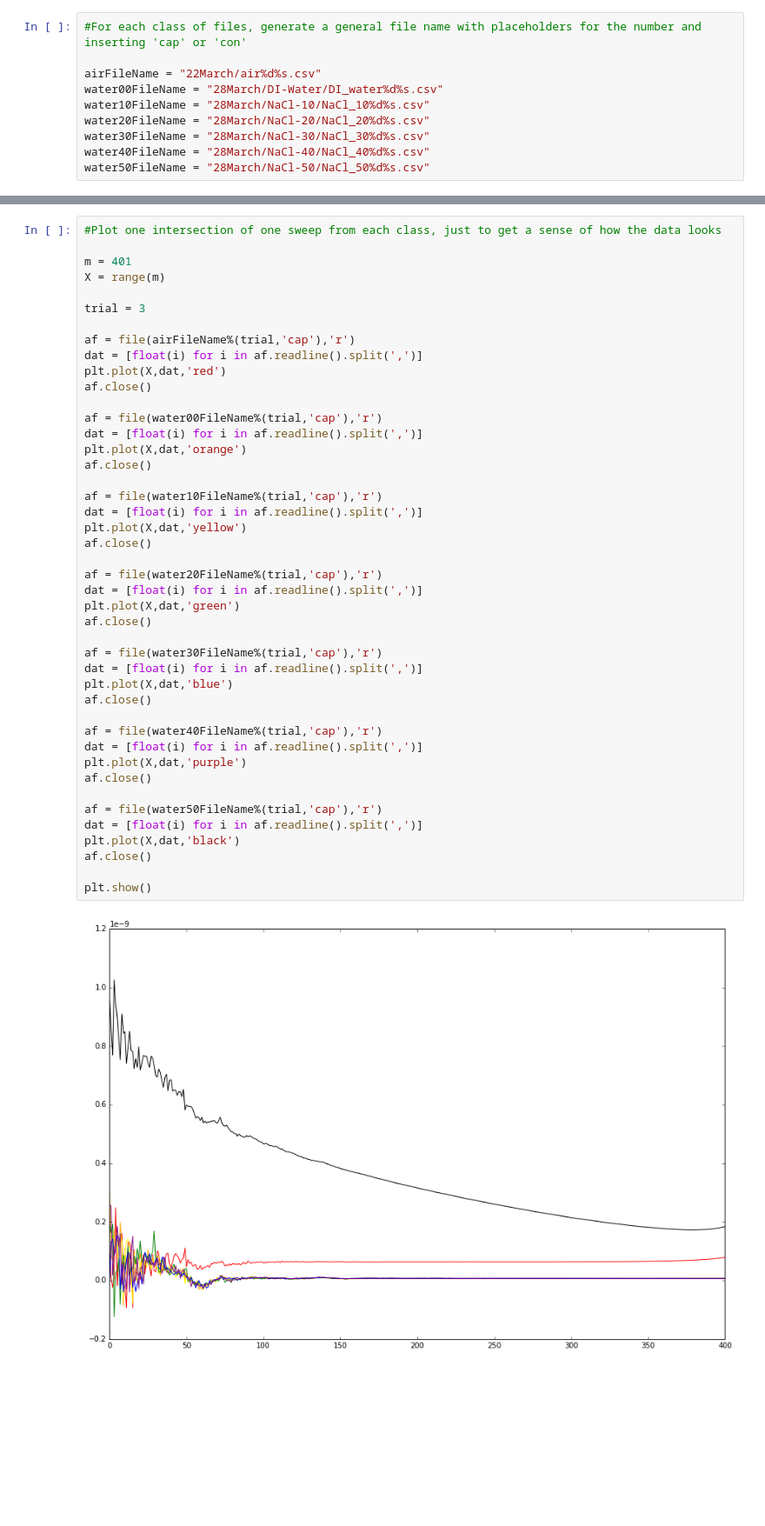
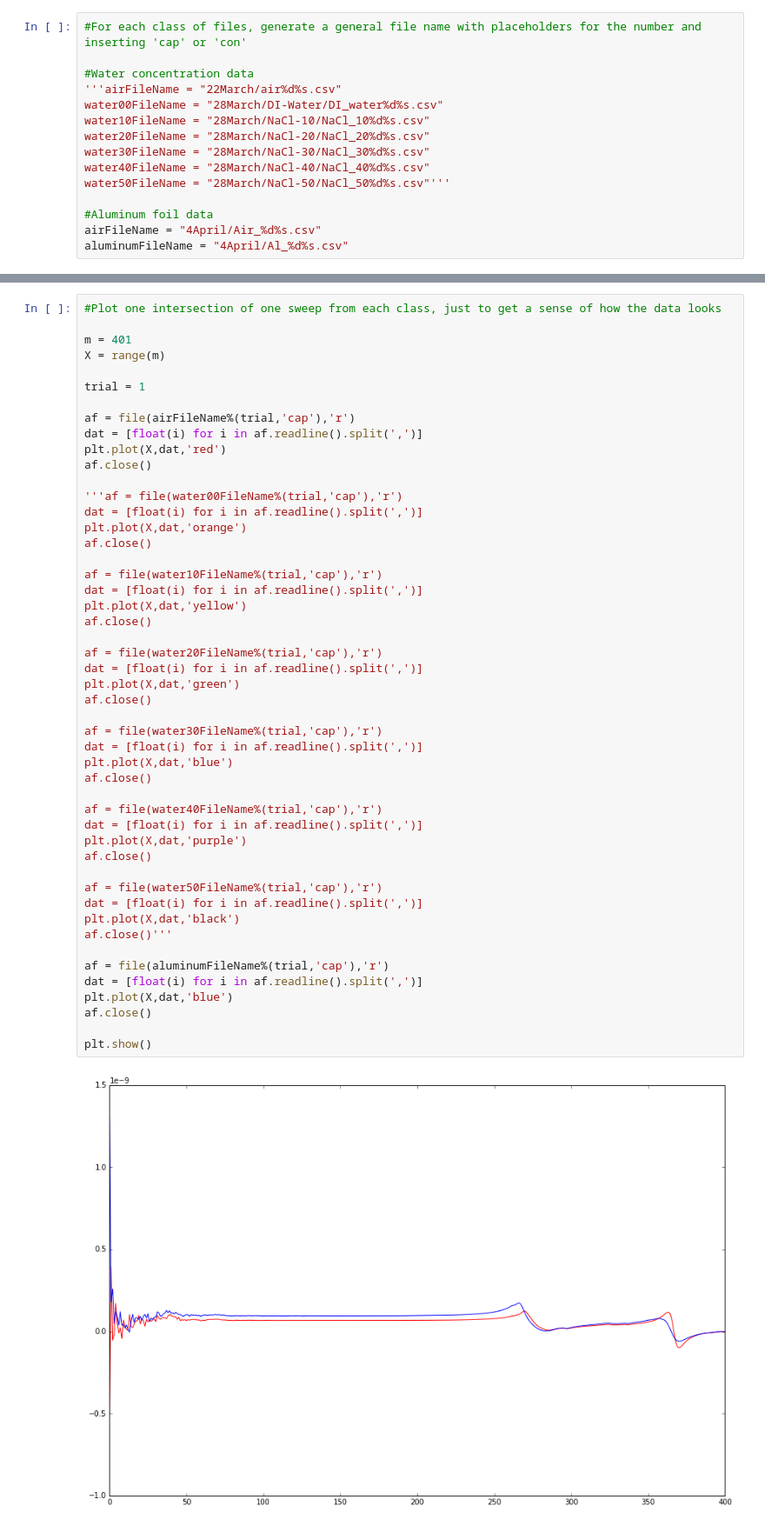
Before and after one commit to spatrickdoyle/sensor-research, a Jupyter notebook: Sensor Model.ipynb, the cells around one changed output, grey strips where cells are left out. Shown at 87% size. Saved outputs shown, nothing was run; the diff lists cells and outputs as text; blank space fills up the shorter version.

Commit message:
Did some more tests, the model is working well but there needs to be a pretty distinguishable different between data sets in order for it to do the classification well

```diff
--- a/Sensor Model.ipynb
+++ b/Sensor Model.ipynb
@@ -20,13 +18,18 @@ WARNING: pylab import has clobbered these variables: ['norm']
 # %%
 #For each class of files, generate a general file name with placeholders for the number and inserting 'cap' or 'con'
 
-airFileName = "22March/air%d%s.csv"
+#Water concentration data
+'''airFileName = "22March/air%d%s.csv"
 water00FileName = "28March/DI-Water/DI_water%d%s.csv"
 water10FileName = "28March/NaCl-10/NaCl_10%d%s.csv"
 water20FileName = "28March/NaCl-20/NaCl_20%d%s.csv"
 water30FileName = "28March/NaCl-30/NaCl_30%d%s.csv"
 water40FileName = "28March/NaCl-40/NaCl_40%d%s.csv"
-water50FileName = "28March/NaCl-50/NaCl_50%d%s.csv"
+water50FileName = "28March/NaCl-50/NaCl_50%d%s.csv"'''
+
+#Aluminum foil data
+airFileName = "4April/Air_%d%s.csv"
+aluminumFileName = "4April/Al_%d%s.csv"
 # %%
 #Initialize arrays of sweeps, one for each known class
 
@@ -50,46 +60,51 @@ Opening data...
 m = 401
 X = range(m)
 
-trial = 3
+trial = 1
 
 af = file(airFileName%(trial,'cap'),'r')
 dat = [float(i) for i in af.readline().split(',')]
 plt.plot(X,dat,'red')
 af.close()
 
-af = file(water00FileName%(trial,'cap'),'r')
+'''af = file(water00FileName%(trial,'cap'),'r')
 dat = [float(i) for i in af.readline().split(',')]
 plt.plot(X,dat,'orange')
 af.close()
 
 af = file(water10FileName%(trial,'cap'),'r')
 dat = [float(i) for i in af.readline().split(',')]
 plt.plot(X,dat,'yellow')
 af.close()
 
 af = file(water20FileName%(trial,'cap'),'r')
 dat = [float(i) for i in af.readline().split(',')]
 plt.plot(X,dat,'green')
 af.close()
 
 af = file(water30FileName%(trial,'cap'),'r')
 dat = [float(i) for i in af.readline().split(',')]
 plt.plot(X,dat,'blue')
 af.close()
 
 af = file(water40FileName%(trial,'cap'),'r')
 dat = [float(i) for i in af.readline().split(',')]
 plt.plot(X,dat,'purple')
 af.close()
 
 af = file(water50FileName%(trial,'cap'),'r')
 dat = [float(i) for i in af.readline().split(',')]
 plt.plot(X,dat,'black')
+af.close()'''
+
+af = file(aluminumFileName%(trial,'cap'),'r')
+dat = [float(i) for i in af.readline().split(',')]
+plt.plot(X,dat,'blue')
 af.close()
 
 plt.show()
 # %% [output]
-[figure, old version]
+[figure, new version]
 # %%
 #Initialize an array of test sweeps
 
```
Also changed, not shown: parts of 10 cells of this notebook, 29 other files.
